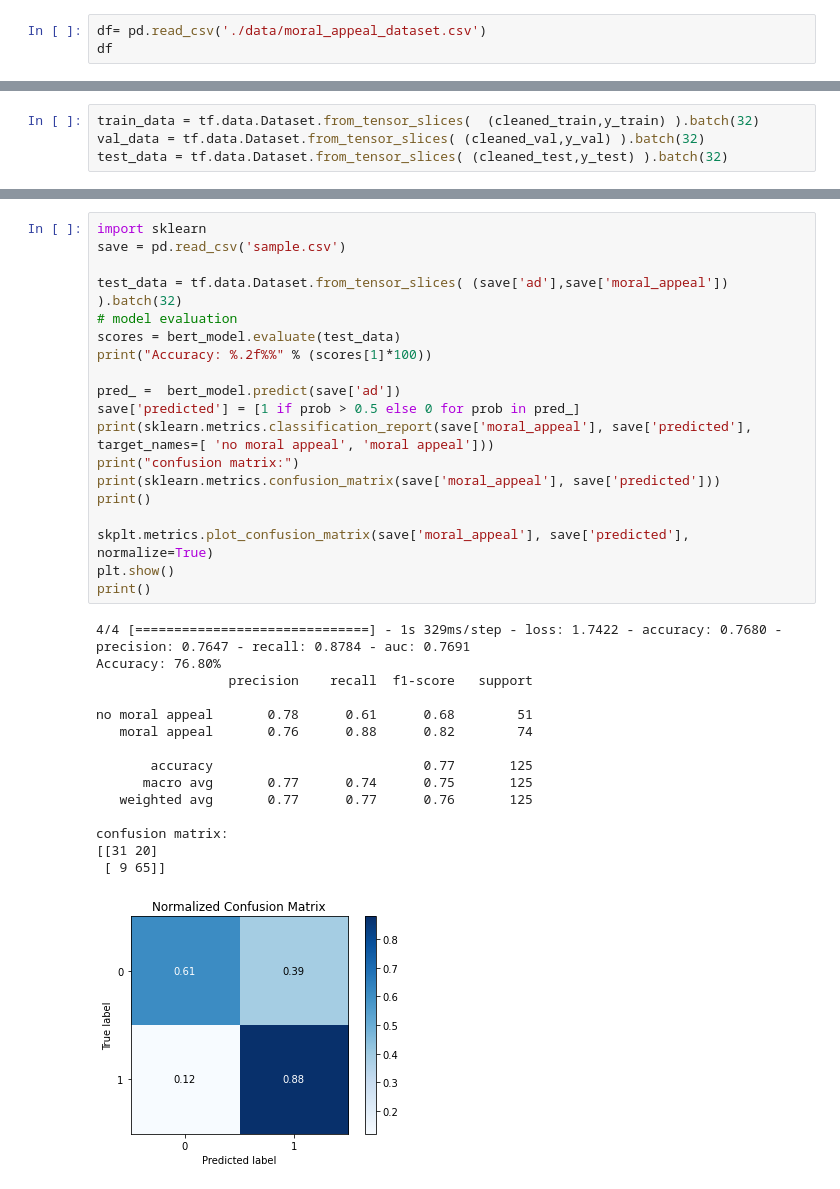
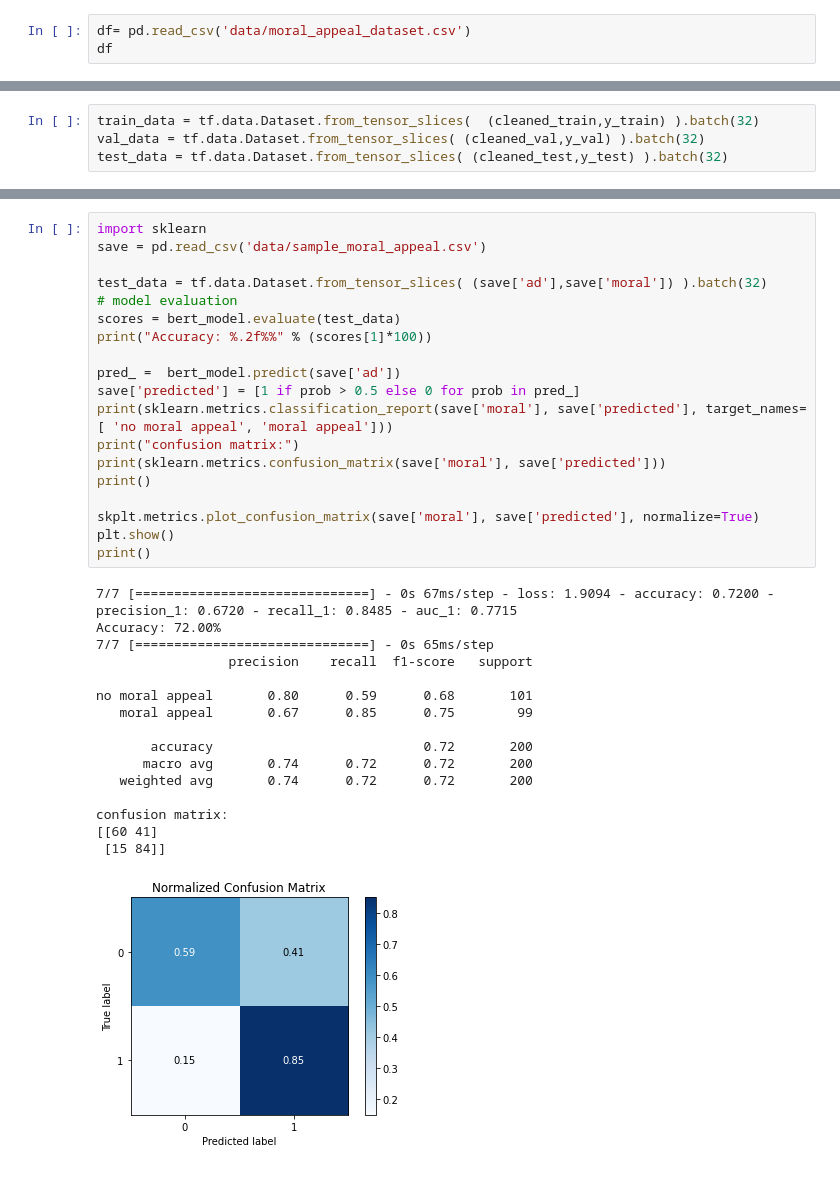
Before and after one commit to Inside0ut/PFE, a Jupyter notebook: Task-2/code/moral appeal/Bert_moral_appeal.ipynb, the cells around one changed output, grey strips where cells are left out. Cells and saved outputs as stored; diff of their text form.

Commit message:
fix : moral appeal and scarcity files

```diff
--- a/Task-2/code/moral appeal/Bert_moral_appeal.ipynb
+++ b/Task-2/code/moral appeal/Bert_moral_appeal.ipynb
@@ -11,7 +12,7 @@ import pandas as pd
 # model evaluation
 import scikitplot as skplt
 # %%
-df= pd.read_csv('./data/moral_appeal_dataset.csv')
+df= pd.read_csv('data/moral_appeal_dataset.csv')
 df
 # %% [output]
 |  | ad | moral_appeal |
@@ -85,35 +81,36 @@ confusion matrix:
 # %%
 import sklearn
-save = pd.read_csv('sample.csv')
+save = pd.read_csv('data/sample_moral_appeal.csv')
 
-test_data = tf.data.Dataset.from_tensor_slices( (save['ad'],save['moral_appeal']) ).batch(32)
+test_data = tf.data.Dataset.from_tensor_slices( (save['ad'],save['moral']) ).batch(32)
 # model evaluation
 scores = bert_model.evaluate(test_data)
 print("Accuracy: %.2f%%" % (scores[1]*100))
 
 pred_ =  bert_model.predict(save['ad'])
 save['predicted'] = [1 if prob > 0.5 else 0 for prob in pred_]
-print(sklearn.metrics.classification_report(save['moral_appeal'], save['predicted'], target_names=[ 'no moral appeal', 'moral appeal']))
+print(sklearn.metrics.classification_report(save['moral'], save['predicted'], target_names=[ 'no moral appeal', 'moral appeal']))
 print("confusion matrix:")
-print(sklearn.metrics.confusion_matrix(save['moral_appeal'], save['predicted']))
+print(sklearn.metrics.confusion_matrix(save['moral'], save['predicted']))
 print()
 
-skplt.metrics.plot_confusion_matrix(save['moral_appeal'], save['predicted'], normalize=True)
+skplt.metrics.plot_confusion_matrix(save['moral'], save['predicted'], normalize=True)
 plt.show()
 print()
 # %% [output]
-4/4 [==============================] - 1s 329ms/step - loss: 1.7422 - accuracy: 0.7680 - precision: 0.7647 - recall: 0.8784 - auc: 0.7691
-Accuracy: 76.80%
+7/7 [==============================] - 0s 67ms/step - loss: 1.9094 - accuracy: 0.7200 - precision_1: 0.6720 - recall_1: 0.8485 - auc_1: 0.7715
+Accuracy: 72.00%
+7/7 [==============================] - 0s 65ms/step
                  precision    recall  f1-score   support
 
-no moral appeal       0.78      0.61      0.68        51
-   moral appeal       0.76      0.88      0.82        74
+no moral appeal       0.80      0.59      0.68       101
+   moral appeal       0.67      0.85      0.75        99
 
-       accuracy                           0.77       125
-      macro avg       0.77      0.74      0.75       125
-   weighted avg       0.77      0.77      0.76       125
+       accuracy                           0.72       200
+      macro avg       0.74      0.72      0.72       200
+   weighted avg       0.74      0.72      0.72       200
 
 confusion matrix:
-[[31 20]
- [ 9 65]]
+[[60 41]
+ [15 84]]
-[figure, old version]
+[figure, new version]
```
Also changed, not shown: parts of 4 cells of this notebook, 4 other files.
